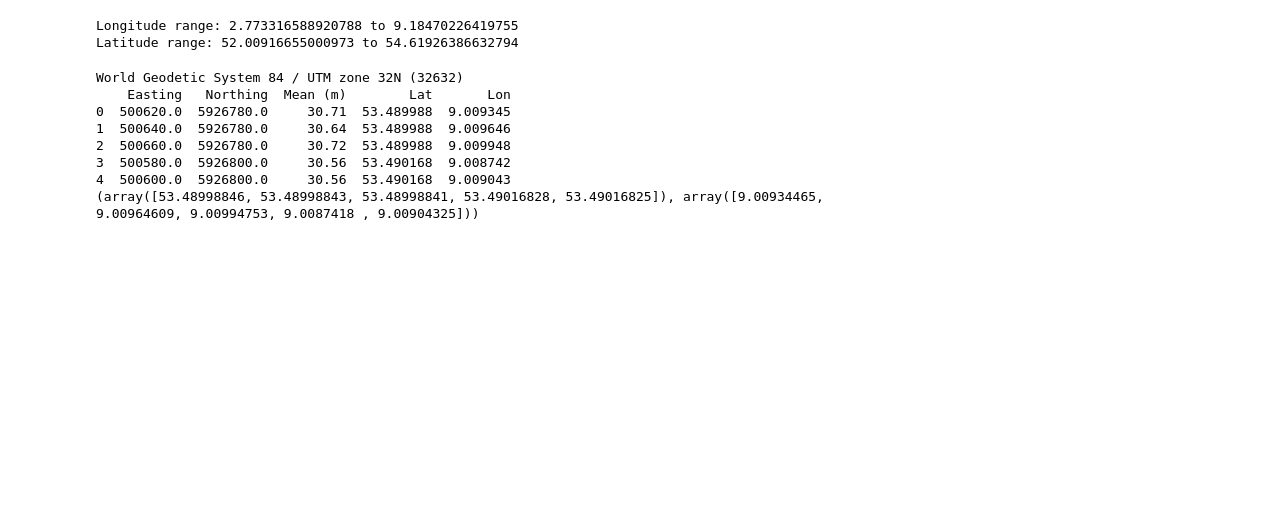
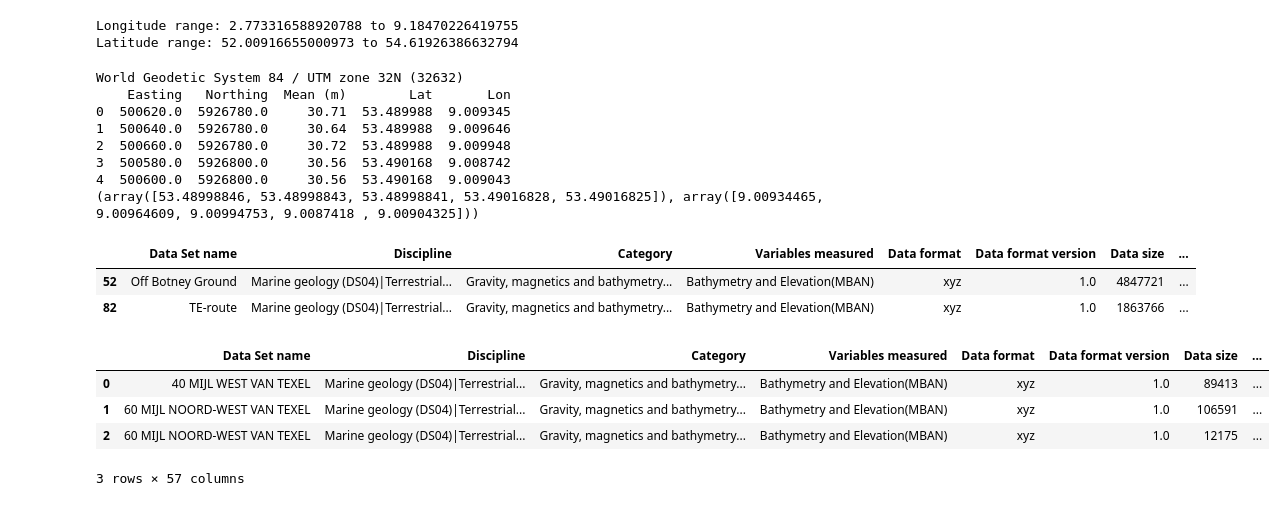
Before and after one commit to BerendBouvy/Thesis-Shell, a Jupyter notebook: misc.ipynb, the cells around one changed output. Drawn from its saved outputs; the diff is of its cells as text; code cells hidden in the pictures; blank space fills up the shorter version.

```diff
--- a/misc.ipynb
+++ b/misc.ipynb
@@ -157,3 +157,19 @@ World Geodetic System 84 / UTM zone 32N (32632)
 3  500580.0  5926800.0     30.56  53.490168  9.008742
 4  500600.0  5926800.0     30.56  53.490168  9.009043
 (array([53.48998846, 53.48998843, 53.48998841, 53.49016828, 53.49016825]), array([9.00934465, 9.00964609, 9.00994753, 9.0087418 , 9.00904325]))
+# %%
+pd.set_option('display.max_columns', None)
+df = pd.read_csv("meta/metadata_with_density_flagged.csv")
+df[df['rejected'] == 1]
+# %% [output]
+|  | Data Set name | Discipline | Category | Variables measured | Data format | Data format version | Data size | ... |
+| 52 | Off Botney Ground | Marine geology (DS04)|Terrestrial... | Gravity, magnetics and bathymetry... | Bathymetry and Elevation(MBAN) | xyz | 1.0 | 4847721 | ... |
+| 82 | TE-route | Marine geology (DS04)|Terrestrial... | Gravity, magnetics and bathymetry... | Bathymetry and Elevation(MBAN) | xyz | 1.0 | 1863766 | ... |
+# %%
+df[df['point_density(100x100m)'] < 20][:3]
+# %% [output]
+|  | Data Set name | Discipline | Category | Variables measured | Data format | Data format version | Data size | ... |
+| 0 | 40 MIJL WEST VAN TEXEL | Marine geology (DS04)|Terrestrial... | Gravity, magnetics and bathymetry... | Bathymetry and Elevation(MBAN) | xyz | 1.0 | 89413 | ... |
+| 1 | 60 MIJL NOORD-WEST VAN TEXEL | Marine geology (DS04)|Terrestrial... | Gravity, magnetics and bathymetry... | Bathymetry and Elevation(MBAN) | xyz | 1.0 | 106591 | ... |
+| 2 | 60 MIJL NOORD-WEST VAN TEXEL | Marine geology (DS04)|Terrestrial... | Gravity, magnetics and bathymetry... | Bathymetry and Elevation(MBAN) | xyz | 1.0 | 12175 | ... |
+3 rows × 57 columns
```
Also changed, not shown: parts of 7 cells of this notebook, 6 other files.
